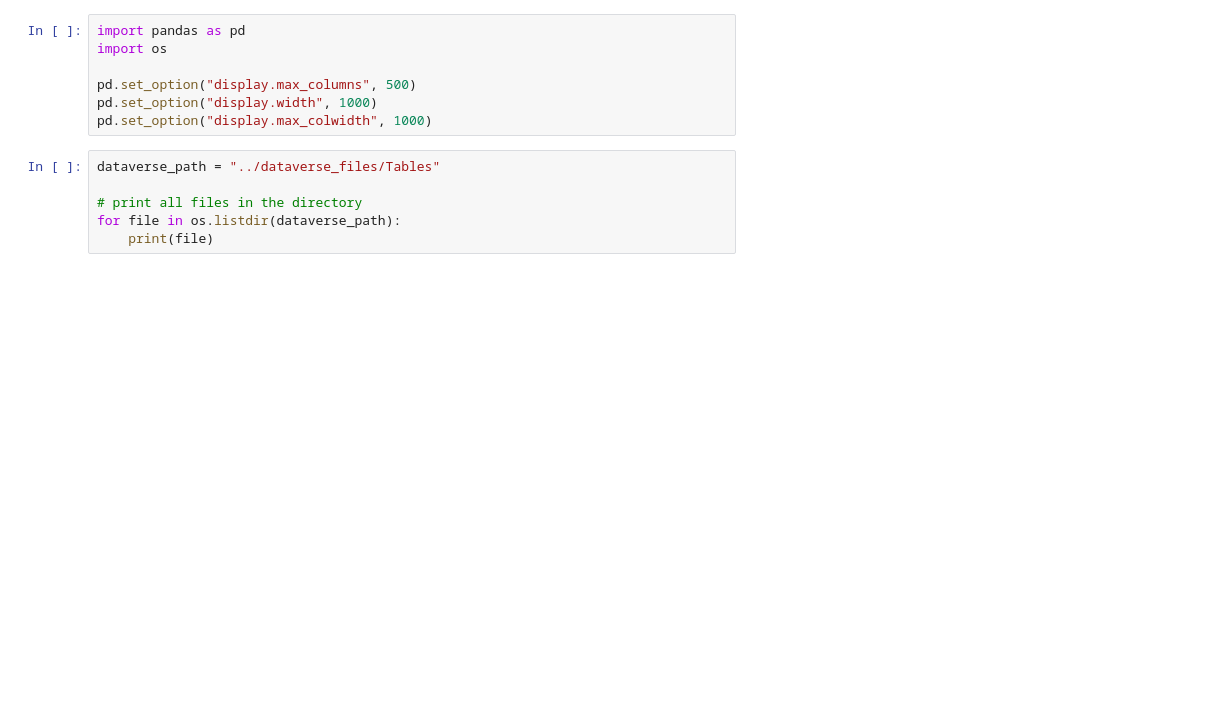
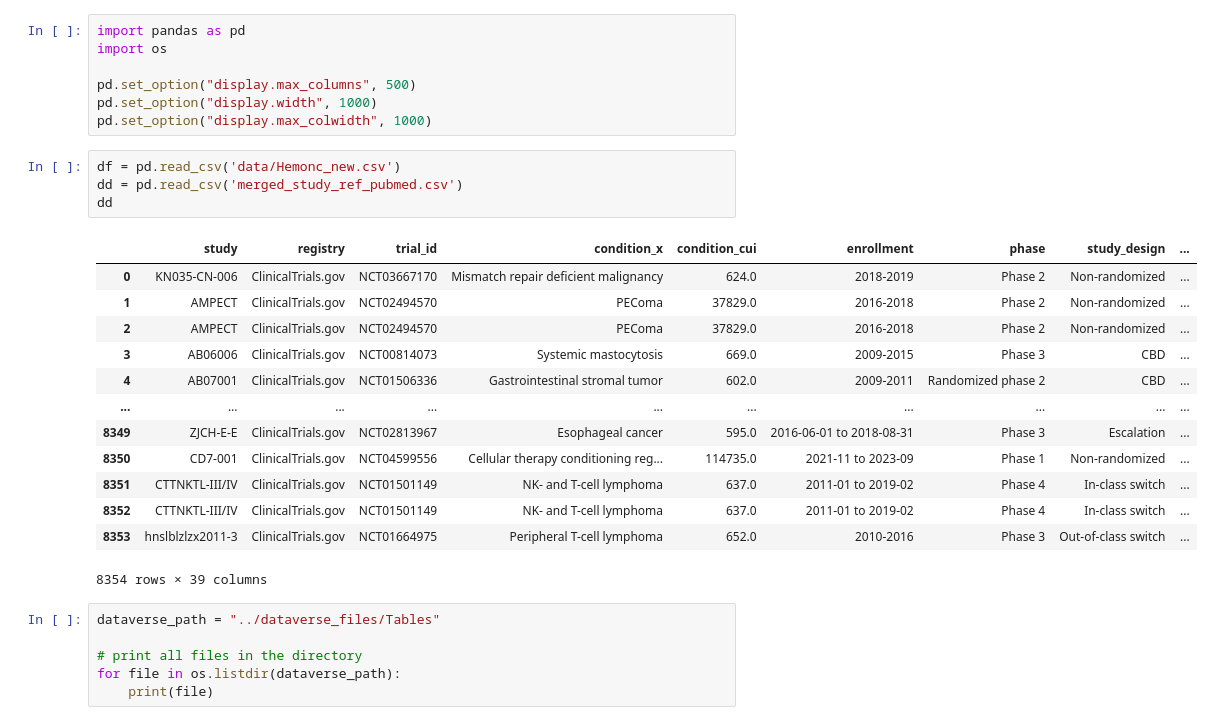
Before and after one commit to shan23chen/MedBrowseComp, a Jupyter notebook: matching_NCT_to_questions.ipynb, the cells around one changed output. Saved outputs shown, nothing was run; the diff lists cells and outputs as text; blank space fills up the shorter version.

```diff
--- a/matching_NCT_to_questions.ipynb
+++ b/matching_NCT_to_questions.ipynb
@@ -5,6 +5,24 @@ import os
 pd.set_option("display.max_columns", 500)
 pd.set_option("display.width", 1000)
 pd.set_option("display.max_colwidth", 1000)
+# %%
+df = pd.read_csv('data/Hemonc_new.csv')
+dd = pd.read_csv('merged_study_ref_pubmed.csv')
+dd
+# %% [output]
+|  | study | registry | trial_id | condition_x | condition_cui | enrollment | phase | study_design | ... |
+| 0 | KN035-CN-006 | ClinicalTrials.gov | NCT03667170 | Mismatch repair deficient malignancy | 624.0 | 2018-2019 | Phase 2 | Non-randomized | ... |
+| 1 | AMPECT | ClinicalTrials.gov | NCT02494570 | PEComa | 37829.0 | 2016-2018 | Phase 2 | Non-randomized | ... |
+| 2 | AMPECT | ClinicalTrials.gov | NCT02494570 | PEComa | 37829.0 | 2016-2018 | Phase 2 | Non-randomized | ... |
+| 3 | AB06006 | ClinicalTrials.gov | NCT00814073 | Systemic mastocytosis | 669.0 | 2009-2015 | Phase 3 | CBD | ... |
+| 4 | AB07001 | ClinicalTrials.gov | NCT01506336 | Gastrointestinal stromal tumor | 602.0 | 2009-2011 | Randomized phase 2 | CBD | ... |
+| ... | ... | ... | ... | ... | ... | ... | ... | ... | ... |
+| 8349 | ZJCH-E-E | ClinicalTrials.gov | NCT02813967 | Esophageal cancer | 595.0 | 2016-06-01 to 2018-08-31 | Phase 3 | Escalation | ... |
+| 8350 | CD7-001 | ClinicalTrials.gov | NCT04599556 | Cellular therapy conditioning reg... | 114735.0 | 2021-11 to 2023-09 | Phase 1 | Non-randomized | ... |
+| 8351 | CTTNKTL-III/IV | ClinicalTrials.gov | NCT01501149 | NK- and T-cell lymphoma | 637.0 | 2011-01 to 2019-02 | Phase 4 | In-class switch | ... |
+| 8352 | CTTNKTL-III/IV | ClinicalTrials.gov | NCT01501149 | NK- and T-cell lymphoma | 637.0 | 2011-01 to 2019-02 | Phase 4 | In-class switch | ... |
+| 8353 | hnslblzlzx2011-3 | ClinicalTrials.gov | NCT01664975 | Peripheral T-cell lymphoma | 652.0 | 2010-2016 | Phase 3 | Out-of-class switch | ... |
+8354 rows × 39 columns
 # %%
 dataverse_path = "../dataverse_files/Tables"
 
```
Also changed, not shown: 1 other file.
